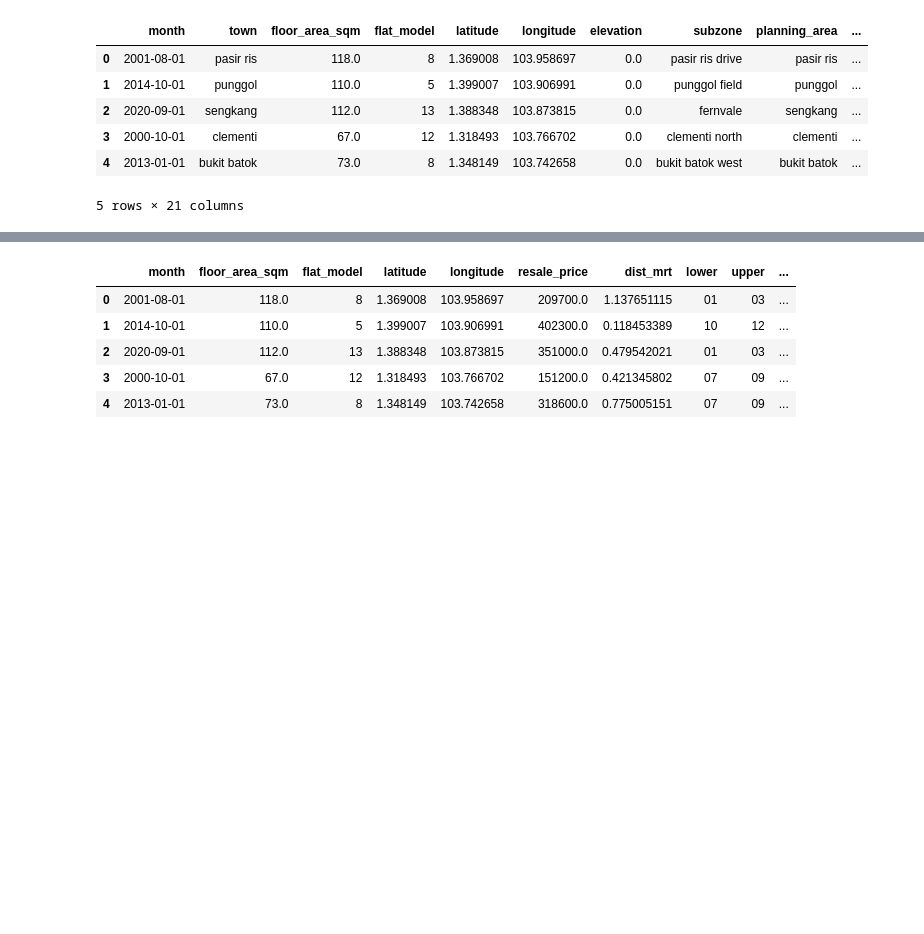
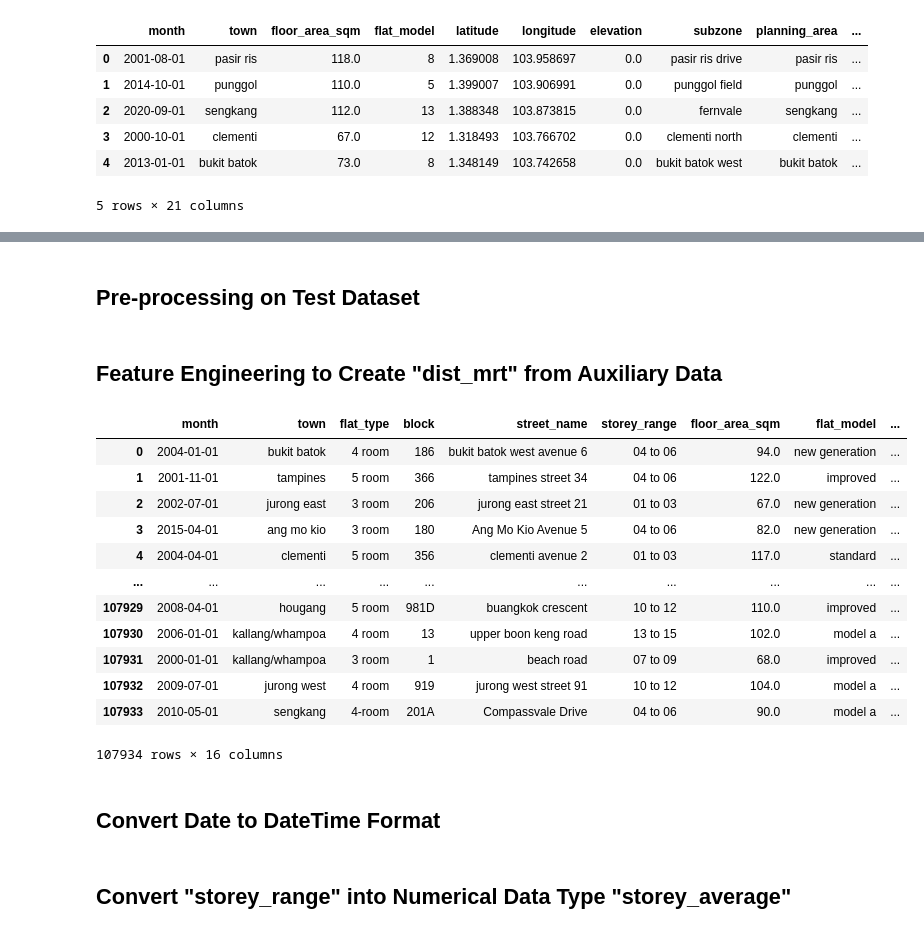
Before and after one commit to kuantzuhsiang/CS5228-Kaggle-Competition, a Jupyter notebook: pre cleaned.ipynb, the cells around one changed output, grey strips where cells are left out. Drawn from its saved outputs; the diff is of its cells as text; code cells hidden in the pictures; blank space fills up the shorter version.

```diff
--- a/pre cleaned.ipynb
+++ b/pre cleaned.ipynb
@@ -180,11 +192,26 @@ train = train.drop(columns=['elevation','town','subzone','planning_area'])
-# %%
-train.head()
-# %% [output]
-|  | month | floor_area_sqm | flat_model | latitude | longitude | resale_price | dist_mrt | lower | upper | ... |
-| 0 | 2001-08-01 | 118.0 | 8 | 1.369008 | 103.958697 | 209700.0 | 1.137651115 | 01 | 03 | ... |
-| 1 | 2014-10-01 | 110.0 | 5 | 1.399007 | 103.906991 | 402300.0 | 0.118453389 | 10 | 12 | ... |
-| 2 | 2020-09-01 | 112.0 | 13 | 1.388348 | 103.873815 | 351000.0 | 0.479542021 | 01 | 03 | ... |
-| 3 | 2000-10-01 | 67.0 | 12 | 1.318493 | 103.766702 | 151200.0 | 0.421345802 | 07 | 09 | ... |
-| 4 | 2013-01-01 | 73.0 | 8 | 1.348149 | 103.742658 | 318600.0 | 0.775005151 | 07 | 09 | ... |
+# %% [markdown]
+## Pre-processing on Test Dataset
+# %% [markdown]
+## Feature Engineering to Create "dist_mrt" from Auxiliary Data
+# %%
+test.dropna()
+test = test.reset_index(drop=True)
+test
+# %% [output]
+|  | month | town | flat_type | block | street_name | storey_range | floor_area_sqm | flat_model | ... |
+| 0 | 2004-01-01 | bukit batok | 4 room | 186 | bukit batok west avenue 6 | 04 to 06 | 94.0 | new generation | ... |
+| 1 | 2001-11-01 | tampines | 5 room | 366 | tampines street 34 | 04 to 06 | 122.0 | improved | ... |
+| 2 | 2002-07-01 | jurong east | 3 room | 206 | jurong east street 21 | 01 to 03 | 67.0 | new generation | ... |
+| 3 | 2015-04-01 | ang mo kio | 3 room | 180 | Ang Mo Kio Avenue 5 | 04 to 06 | 82.0 | new generation | ... |
+| 4 | 2004-04-01 | clementi | 5 room | 356 | clementi avenue 2 | 01 to 03 | 117.0 | standard | ... |
+| ... | ... | ... | ... | ... | ... | ... | ... | ... | ... |
+| 107929 | 2008-04-01 | hougang | 5 room | 981D | buangkok crescent | 10 to 12 | 110.0 | improved | ... |
+| 107930 | 2006-01-01 | kallang/whampoa | 4 room | 13 | upper boon keng road | 13 to 15 | 102.0 | model a | ... |
+| 107931 | 2000-01-01 | kallang/whampoa | 3 room | 1 | beach road | 07 to 09 | 68.0 | improved | ... |
+| 107932 | 2009-07-01 | jurong west | 4 room | 919 | jurong west street 91 | 10 to 12 | 104.0 | model a | ... |
+| 107933 | 2010-05-01 | sengkang | 4-room | 201A | Compassvale Drive | 04 to 06 | 90.0 | model a | ... |
+107934 rows × 16 columns
+# %% [markdown]
+## Convert Date to DateTime Format
 # %%
 test['month'] = pd.to_datetime(test['month'])
@@ -192,3 +218,5 @@ test = test.drop(columns=['block', 'street_name'])
+# %% [markdown]
+## Convert "storey_range" into Numerical Data Type "storey_average"
 # %%
 test['lower'] = test['storey_range'].str.extract('(\d+)')
 test['upper'] = test['storey_range'].str.extract('(\d+$)')
```
Also changed, not shown: parts of 19 cells of this notebook.
